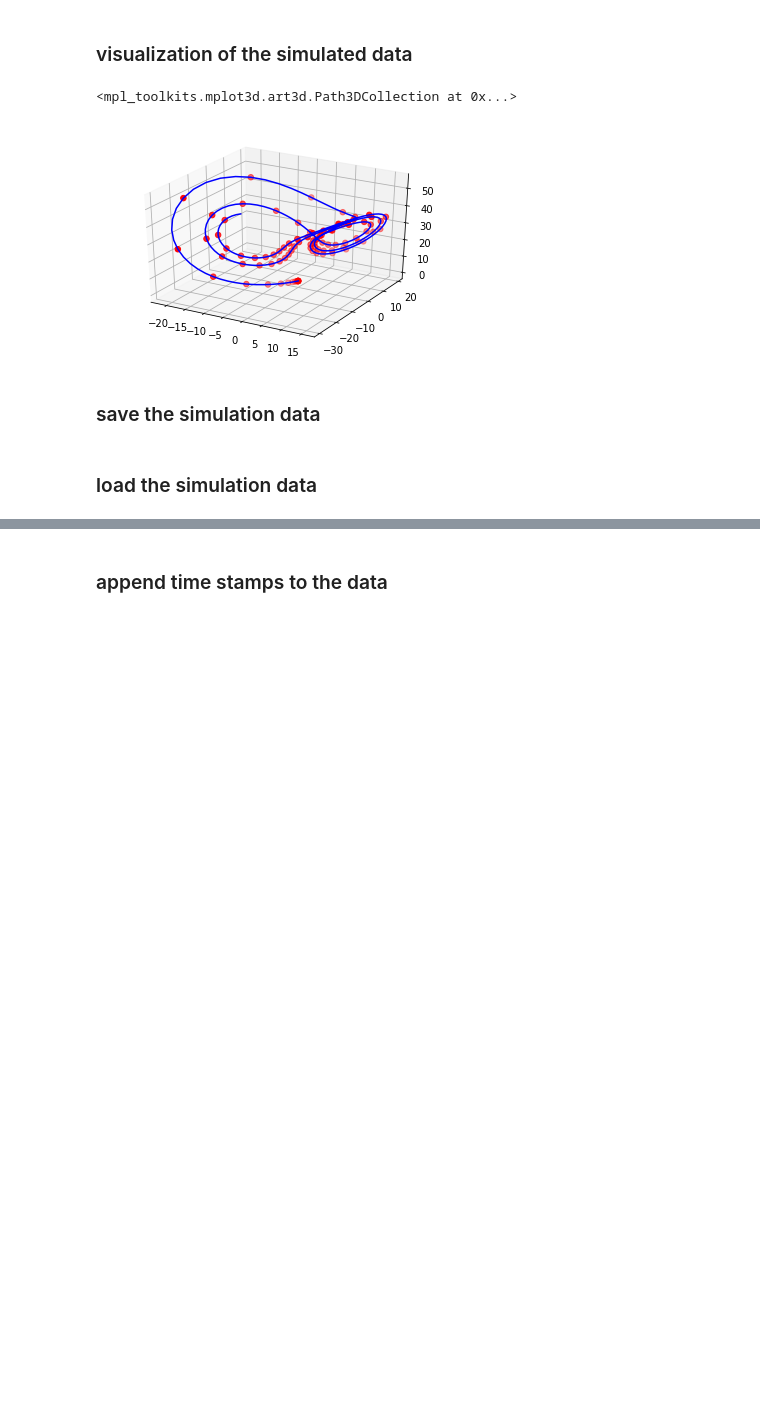
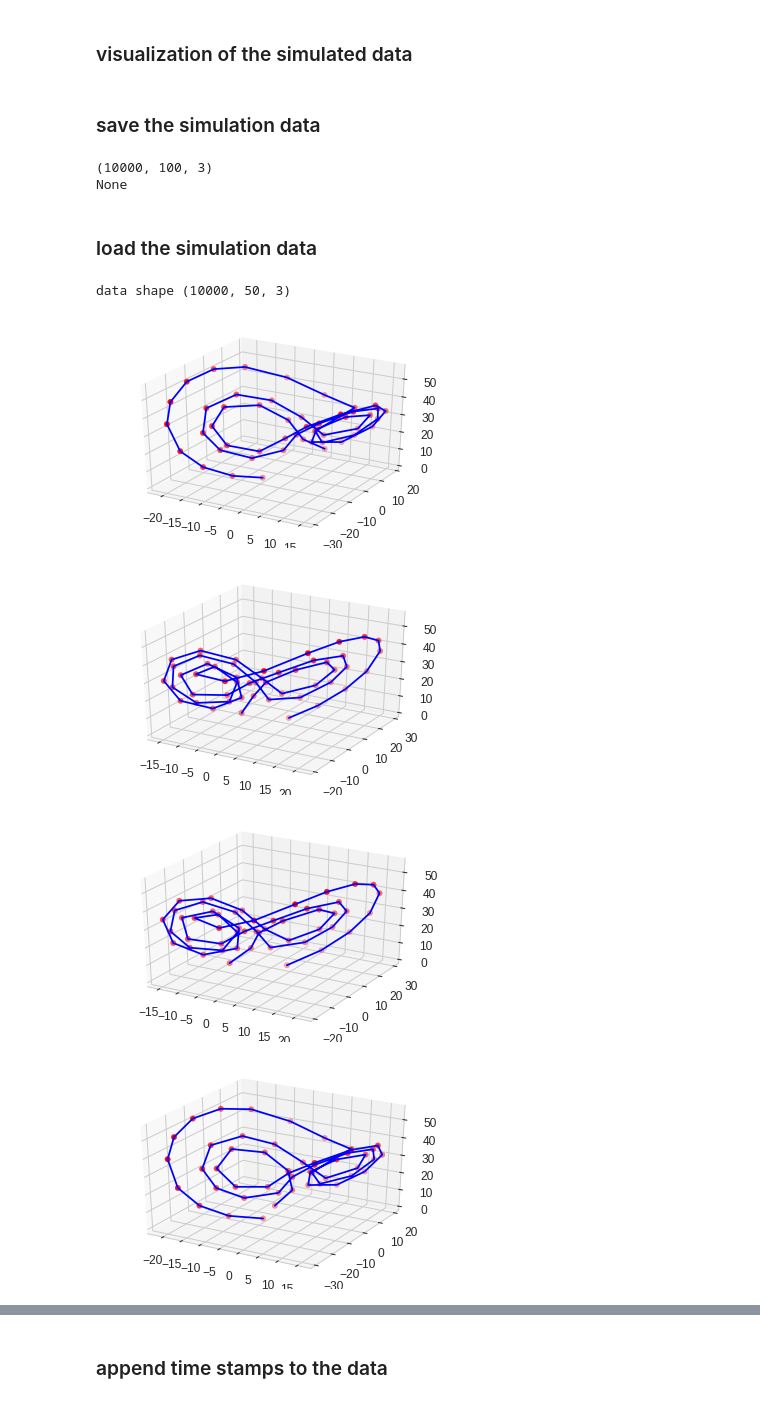
Before and after one commit to yuqirose/TensorRNN, a Jupyter notebook: experiments/notebook/py3_gen_synth.ipynb, the cells around one changed output, grey strips where cells are left out. Cells and saved outputs as stored; diff of their text form; code cells hidden in the pictures; blank space fills up the shorter version.

```diff
--- a/experiments/notebook/py3_gen_synth.ipynb
+++ b/experiments/notebook/py3_gen_synth.ipynb
@@ -53,7 +170,7 @@ init_range = np.random.uniform(-0.1,0.1,(num_samples,3))
 lorenz_series_mat = np.ndarray((num_samples, num_steps//num_freq, 3))
 for i in range(num_samples):
     x0,y0,z0 = init_range[i,:]
-    series = gen_lorenz_series(x0,y0,z0, num_steps, num_freq )
+    series = gen_lorenz_series2(x0,y0,z0, num_steps, num_freq )
     lorenz_series_mat[i,:,:] = series
 # %% [markdown]
 ### simulate train and test in different initial range
@@ -137,9 +203,3 @@ lorenz_series = np.transpose(np.vstack((xss,yss,zss)))
-# %%
-StepCnt = len(xds)
-for i in range(StepCnt-1):
-    v = np.array([xds[i], yds[i], zds[i]])
-    if i%num_freq ==0:
-        print(np.linalg.norm(v))
 # %% [markdown]
 ### visualization of the simulated data
 # %%
@@ -148,28 +208,36 @@ import matplotlib.pyplot as plt
 from mpl_toolkits.mplot3d import Axes3D
 
 
-T = stepCnt
+T = len(xs)
 
 fig = plt.figure()
 ax = fig.gca(projection='3d')
 ax.plot(xs[:T], ys[:T], zs[:T], 'b')
 ax.scatter(xss[:T], yss[:T], zss[:T], c='r', s=30)
-# %% [output]
-<mpl_toolkits.mplot3d.art3d.Path3DCollection at 0x...>
-[figure, removed]
 # %% [markdown]
 ### save the simulation data
 # %%
 print(lorenz_series_mat.shape)
+print(series)
+# %% [output]
+(10000, 100, 3)
+None
 # %% [markdown]
 ### load the simulation data
 # %%
-# import numpy as np
-# data_path="../lorenz_10k.npy"
-# lorenz = np.load(data_path)
-# print('data shape', lorenz_mat.shape)
+import numpy as np
+data_path="../lorenz_even_50.npy"
+lorenz_mat = np.load(data_path)
+print('data shape', lorenz_mat.shape)
+
 sample_id = 0
 for i in range(0,5):
-    plot_sample(lorenz, i)
+    plot_sample(lorenz_mat, i)
 for i in range(9005,9010):
-    plot_sample(lorenz, i)
+    plot_sample(lorenz_mat, i)
+# %% [output]
+data shape (10000, 50, 3)
+[figure, added]
+[figure, added]
+[figure, added]
+[figure, added]
```
Also changed, not shown: parts of 7 cells of this notebook, 9 other files.
